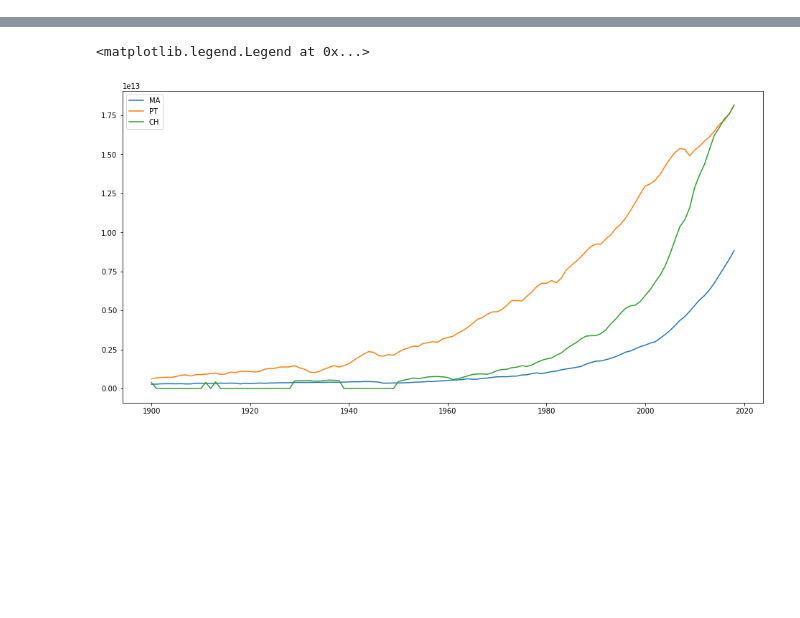
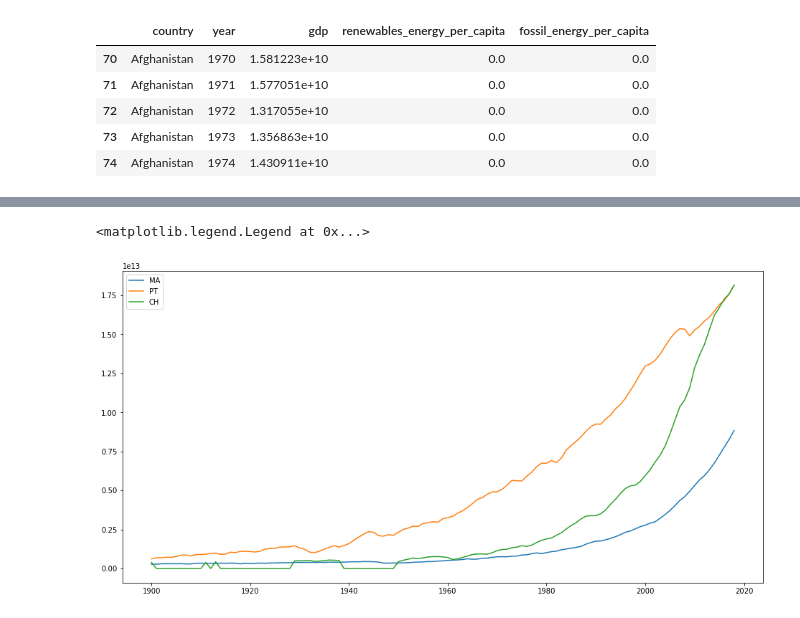
Before and after one commit to simibi28/itp_gp_2022, a Jupyter notebook: itp_groupproject.ipynb, the cells around one changed output, grey strips where cells are left out. Cells and saved outputs as stored; diff of their text form; code cells hidden in the pictures; blank space fills up the shorter version.

```diff
--- a/itp_groupproject.ipynb
+++ b/itp_groupproject.ipynb
@@ -4 +27,12 @@ import pandas as pd
+# %%
+analysis.print_data()
+analysis.clean_data()
+analysis.print_data()
+# %% [output]
+|  | country | year | gdp | renewables_energy_per_capita | fossil_energy_per_capita |
+| 70 | Afghanistan | 1970 | 1.581223e+10 | 0.0 | 0.0 |
+| 71 | Afghanistan | 1971 | 1.577051e+10 | 0.0 | 0.0 |
+| 72 | Afghanistan | 1972 | 1.317055e+10 | 0.0 | 0.0 |
+| 73 | Afghanistan | 1973 | 1.356863e+10 | 0.0 | 0.0 |
+| 74 | Afghanistan | 1974 | 1.430911e+10 | 0.0 | 0.0 |
 # %%
```
Also changed, not shown: parts of 7 cells of this notebook.
